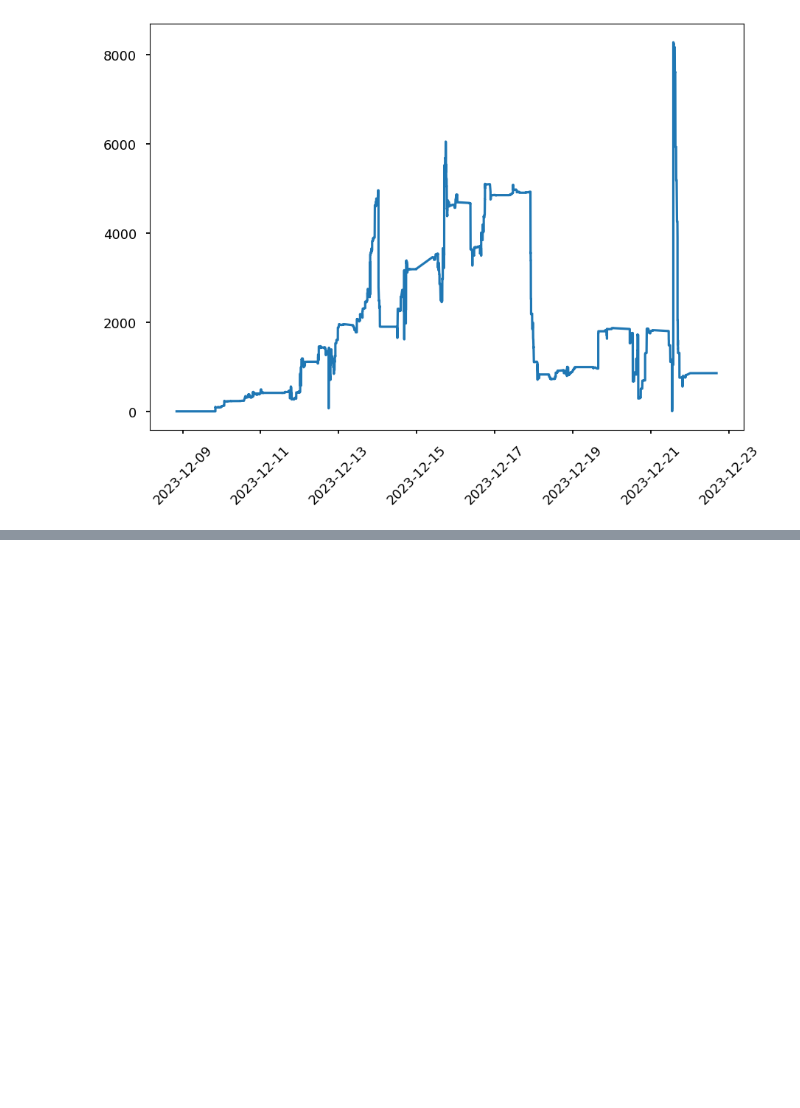
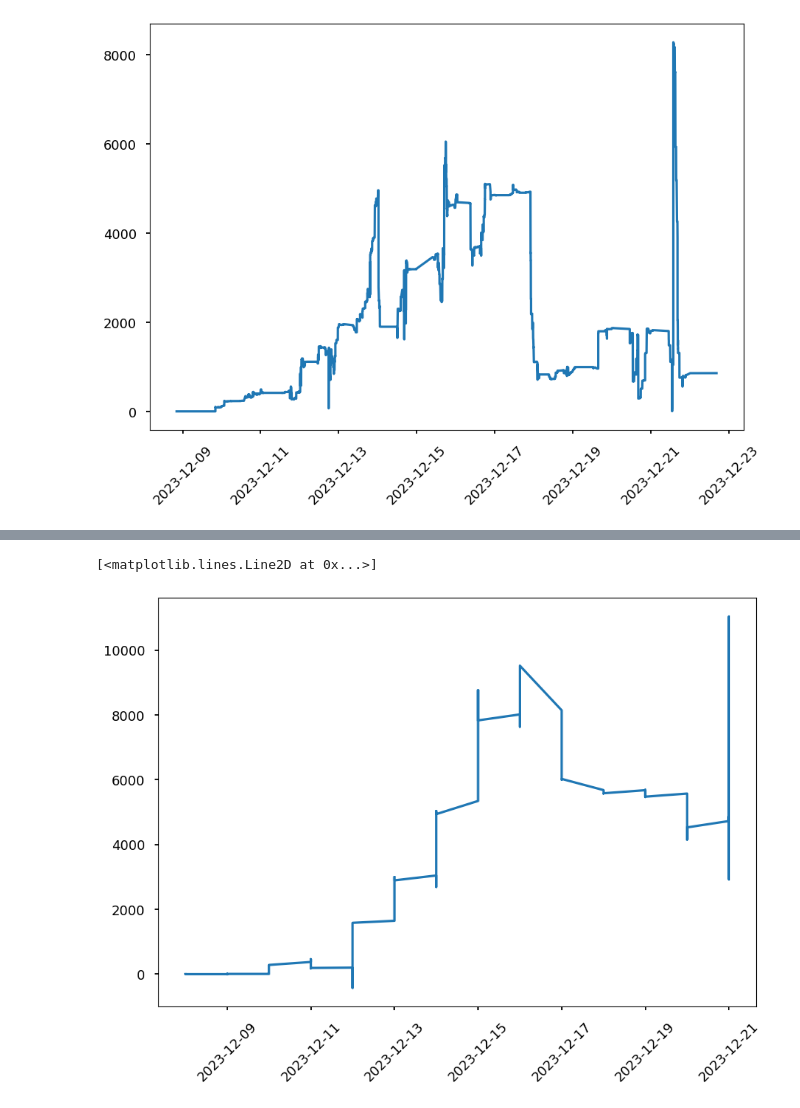
Before and after one commit to LucaTeodorescu/pathofexile-accounting, a Jupyter notebook: exploration.ipynb, the cells around one changed output, grey strips where cells are left out. Drawn from its saved outputs; the diff is of its cells as text; code cells hidden in the pictures; blank space fills up the shorter version.

Commit message:
test: summed diff for a player

```diff
--- a/exploration.ipynb
+++ b/exploration.ipynb
@@ -186,0 +206,10 @@ plt.plot_date(dates, CurrencySeries, linestyle='solid', marker='None')
+# %%
+df_SummedLuac = df_DiffLuac.drop(["Datetime", "Account", "Date"], axis=1)
+df_SummedLuac.reset_index(drop=True, inplace=True)
+
+for index, row in df_SummedLuac.iterrows():
+    if index != 0:
+        df_SummedLuac.iloc[index] = df_SummedLuac.iloc[index-1] + df_SummedLuac.iloc[index]
+# %%
+SeriesDates = df_DiffLuac["Date"]
+SeriesDates.reset_index(drop=True, inplace=True)
@@ -186,0 +231,2 @@ plt.plot_date(dates, CurrencySeries, linestyle='solid', marker='None')
+# %%
+df_SummedLuac["Date"] = SeriesDates
@@ -186,0 +249,10 @@ plt.plot_date(dates, CurrencySeries, linestyle='solid', marker='None')
+# %%
+CurrencySeriesLuac = df_SummedLuac["Chaos Orb"] + df_SummedLuac["Divine Orb"] * df_SummedLuac["Date"].apply(getDivineRatio)
+# %%
+dates = mdates.date2num(df_DiffLuac["Date"])
+plt.style.use('seaborn-talk')
+plt.xticks(rotation=45)
+plt.plot_date(dates, CurrencySeriesLuac, linestyle='solid', marker='None')
+# %% [output]
+[<matplotlib.lines.Line2D at 0x...>]
+[figure, added]
```
Also changed, not shown: parts of 5 cells of this notebook.
